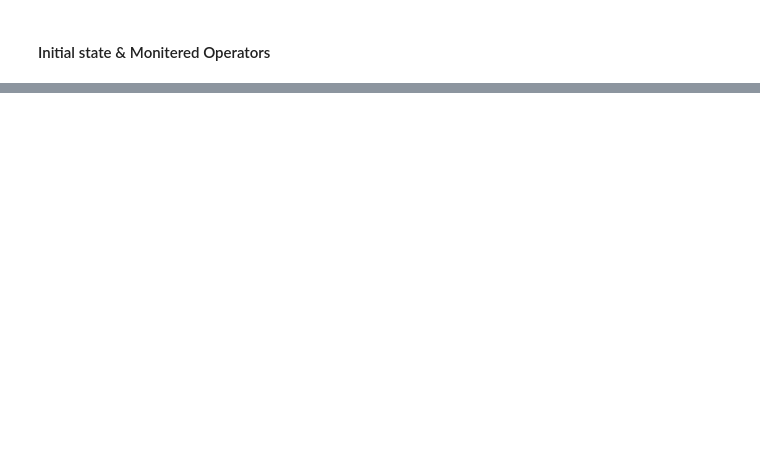
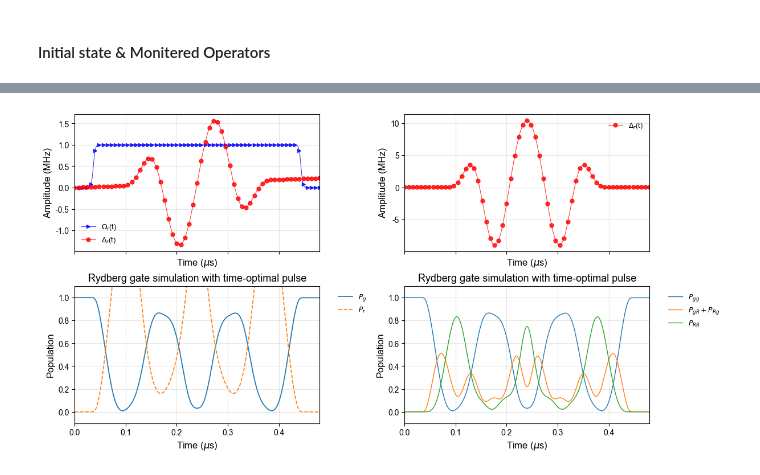
Before and after one commit to great-history/Neutral_Atom_Qubit_Simulations, a Jupyter notebook: module2_CZ_gate_realization_time_optimal_pulse.ipynb, the cells around one changed output, grey strips where cells are left out. Cells and saved outputs as stored; diff of their text form; code cells hidden in the pictures; blank space fills up the shorter version.

```diff
--- a/module2_CZ_gate_realization_time_optimal_pulse.ipynb
+++ b/module2_CZ_gate_realization_time_optimal_pulse.ipynb
@@ -181,0 +281,99 @@ plot_population_evolution(
+# %%
+# construct the total Hamiltonian
+Htotal, collapse_list = construct_TD_TAHam(atom0_ham_params, atom1_ham_params,
+                                           lindblad_params, lindblad_params, Rydberg_B)
+
+# simulate the dynamics
+result = mesolve(Htotal, psi0, tlist, collapse_list, expect_op_list,
+                 options={"store_final_state": 1, "store_states": 0})
+# %%
+plotting_styles["Omega_r_pulse"]["markevery"] = 5
+plotting_styles["Delta_r_pulse"]["markevery"] = 5
+plt.rcParams.update(plt_config)
+
+fig, axes = plt.subplots(2, 2, figsize=(12, 6), sharex=True, sharey=False, constrained_layout=True)
+axes = axes.ravel()
+# Plot the pulse shapes
+pulse_dict = {
+  'Omega_r': {'data': time_optimal_pulse_Omega_r, 'args': Omega_r_pulse_args,
+              'label': r'$\Omega_r$(t)', 'style': 'Omega_r_pulse', 'normalize_factor': amp_Omega_r},
+  'Delta_r': {'data': time_optimal_pulse_phase_profile, 'args': Delta_r_pulse_args,
+              'label': r'$\Delta_r$(t)', 'style': 'Delta_r_pulse', 'normalize_factor': 1.0}
+}
+
+plot_pulse_shapes(
+  ax = axes[0],
+  tlist = tlist,
+  pulse_dict = pulse_dict,
+  title = None,
+  xlabel = r"Time ($\mu$s)",
+  ylabel = "Amplitude (MHz)",
+  normalize_2pi = False,  # 使用每个脉冲自己的 normalize_factor
+  ylim = None,
+  grid_alpha = 0.3,
+  # legend_config = legend_styles['compact'],
+)
+
+# Plot the pulse shapes of Delta_r
+pulse_dict = {
+  'Delta_r': {'data': time_optimal_pulse_Delta_r, 'args': Delta_r_pulse_args,
+              'label': r'$\Delta_r$(t)', 'style': 'Delta_r_pulse', 'normalize_factor': 2 * np.pi}
+}
+
+plot_pulse_shapes(
+  ax = axes[1],
+  tlist = tlist,
+  pulse_dict = pulse_dict,
+  title = None,
+  xlabel = r"Time ($\mu$s)",
+  ylabel = "Amplitude (MHz)",
+  normalize_2pi = False,  # 使用每个脉冲自己的 normalize_factor
+  ylim = None,
+  grid_alpha = 0.3,
+  # legend_config = legend_styles['compact'],
+)
+
+# Plot the population evolution
+pop_list = [result.expect[0], result.expect[1]]
+legend_list = [r"$P_g$", r"$P_r$"]
+
+plot_population_evolution(
+  ax = axes[2],
+  tlist = tlist,
+  pop_list = pop_list,
+  legend_list = legend_list,
+  plot_pulse = False,
+  pulse_dict = {},
+  title = r"Rydberg gate simulation with time-optimal pulse",
+  xlabel = r"Time ($\mu$s)",
+  ylabel = "Population",
+  log_scale = False,
+  xlim = None,
+  ylim = None,
+  grid_alpha = 0.3,
+  show_legend = True,
+  plotting_style_list = None,
+)
+
+# Plot the population evolution
+pop_list = [result.expect[2], result.expect[3], result.expect[4]]
+legend_list = [r"$P_{gg}$", r"$P_{gR} + P_{Rg}$", r"$P_{RR}$"]
+
+plot_population_evolution(
+  ax = axes[3],
+  tlist = tlist,
+  pop_list = pop_list,
+  legend_list = legend_list,
+  plot_pulse = False,
+  pulse_dict = {},
+  title = r"Rydberg gate simulation with time-optimal pulse",
+  xlabel = r"Time ($\mu$s)",
+  ylabel = "Population",
+  log_scale = False,
+  xlim = None,
+  ylim = None,
+  grid_alpha = 0.3,
+  show_legend = True,
+  plotting_style_list = [plotting_styles["pop_style_a"]],
+)
+# %% [output]
@@ -181,0 +381 @@ plot_population_evolution(
+[figure, added]
```
Also changed, not shown: parts of 14 cells of this notebook, 7 other files.
